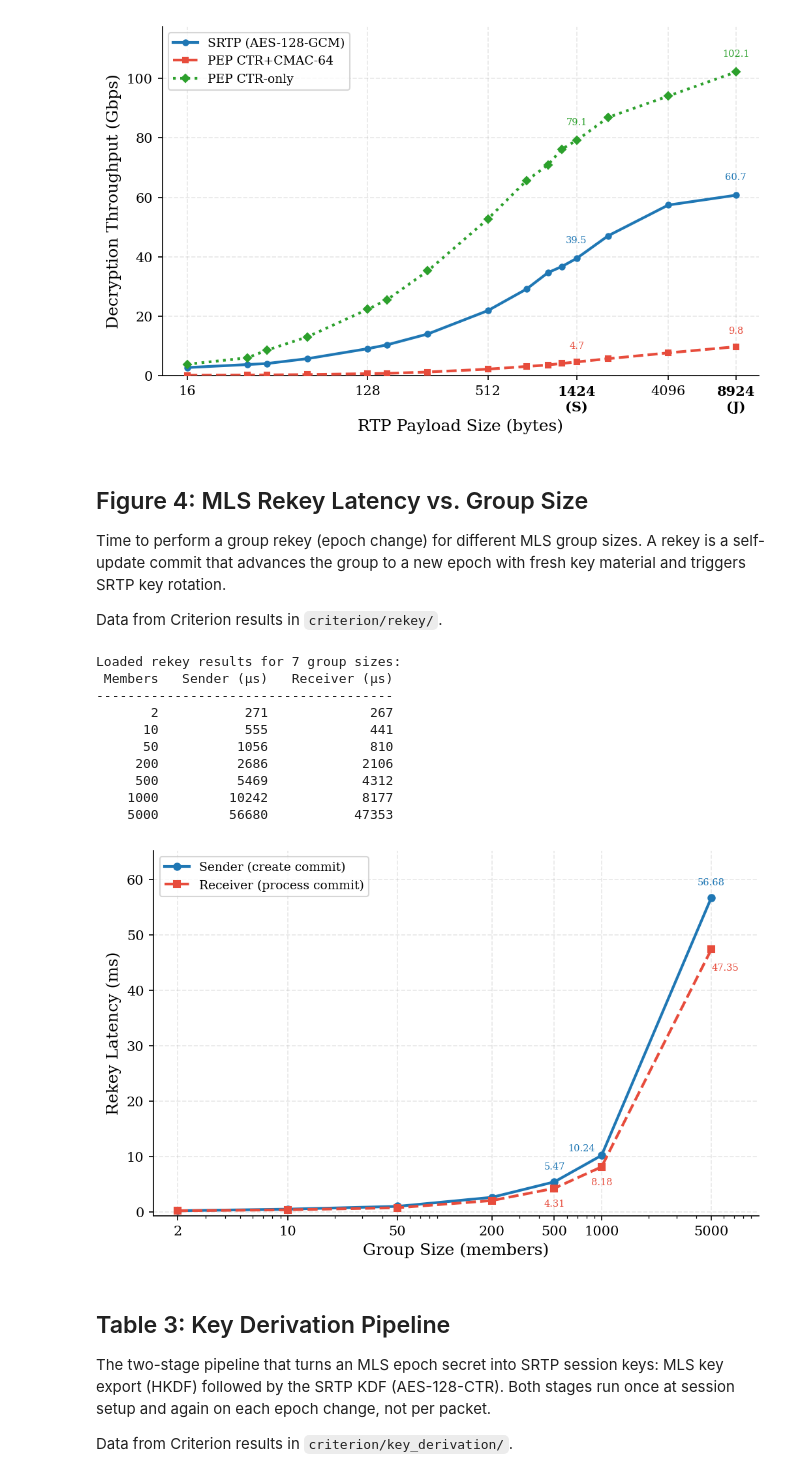
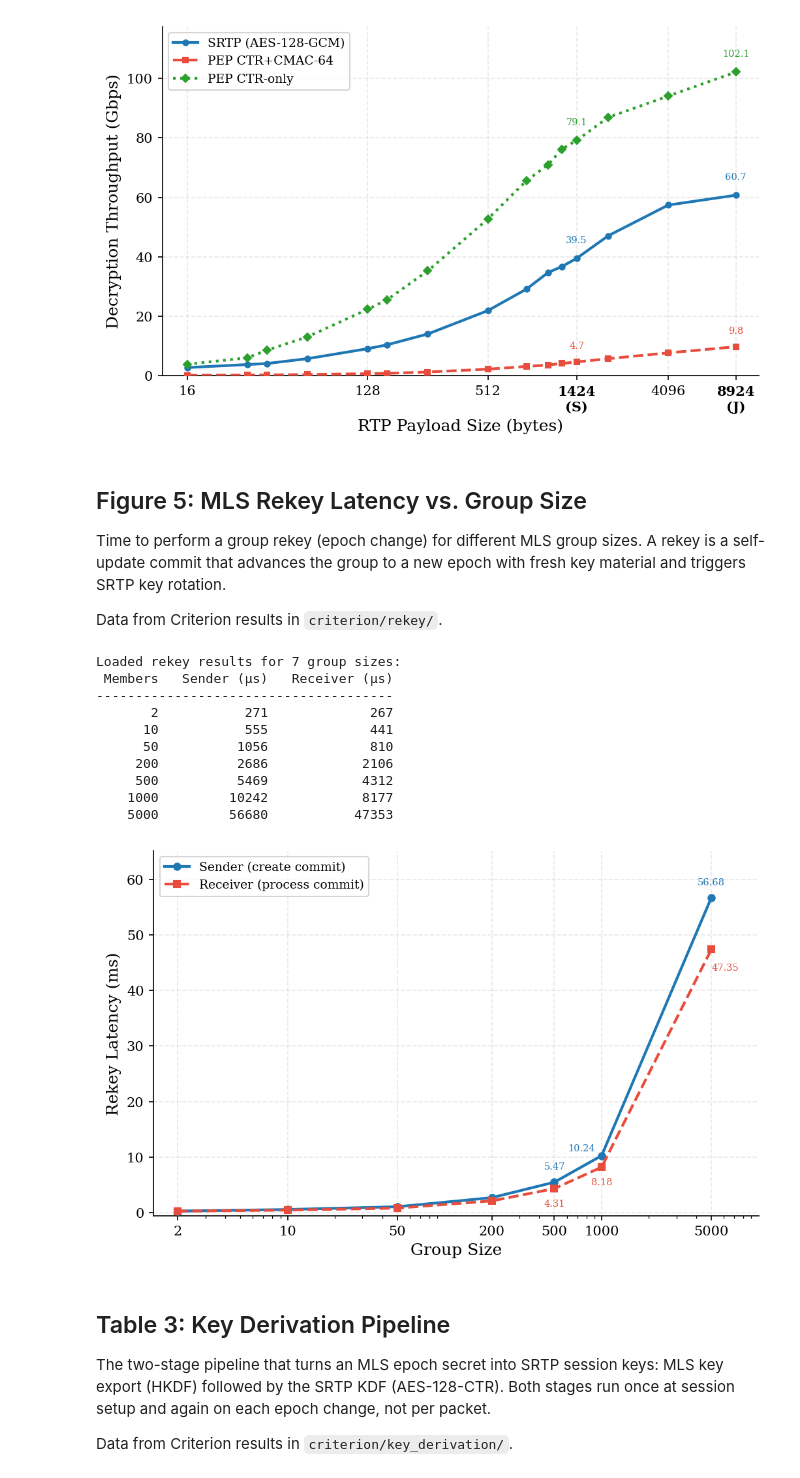
Before and after one commit to spring-epfl/SafeCast, a Jupyter notebook: figures_from_benches.ipynb, the cells around one changed output. Drawn from its saved outputs; the diff is of its cells as text; code cells hidden in the pictures.

Commit message:
new figures

```diff
--- a/figures_from_benches.ipynb
+++ b/figures_from_benches.ipynb
@@ -613,7 +615,7 @@ plt.show()
 # %% [output]
 [figure]
 # %% [markdown]
-## Figure 4: MLS Rekey Latency vs. Group Size
+## Figure 5: MLS Rekey Latency vs. Group Size
 
 Time to perform a group rekey (epoch change) for different MLS group sizes.
 A rekey is a self-update commit that advances the group to a new epoch with
@@ -711,37 +713,37 @@ for i, sz in enumerate(group_sizes):
     xo, yo, ha = receiver_xy[i]
     ax.annotate(f'{receiver_rekey_ms[i]:.2f}', (sz, receiver_rekey_ms[i]),
                 textcoords='offset points', xytext=(xo, yo),
                 fontsize=7, ha=ha, va='top', color='#e74c3c')
 
 # --- Axis formatting ---
 ax.set_xscale('log')
-ax.set_xlabel('Group Size (members)')
+ax.set_xlabel('Group Size')
 ax.set_ylabel('Rekey Latency (ms)')
 
 ax.set_xticks(group_sizes)
 ax.set_xticklabels([str(s) for s in group_sizes])
 ax.xaxis.set_minor_formatter(ticker.NullFormatter())
 
 ax.set_ylim(-0.6, max(sender_rekey_ms) * 1.15)
 ax.set_xlim(group_sizes[0] * 0.7, group_sizes[-1] * 2)
 ax.legend(loc='upper left')
 
 plt.tight_layout()
-plt.savefig(FIGURES_DIR / 'fig3_mls_rekey_latency.pdf')
-plt.savefig(FIGURES_DIR / 'fig3_mls_rekey_latency.png')
+plt.savefig(FIGURES_DIR / 'fig5_mls_rekey_latency.pdf')
+plt.savefig(FIGURES_DIR / 'fig5_mls_rekey_latency.png')
 plt.show()
 # %% [output]
 Loaded rekey results for 7 group sizes:
  Members   Sender (µs)   Receiver (µs)
 --------------------------------------
        2           271             267
       10           555             441
       50          1056             810
      200          2686            2106
      500          5469            4312
     1000         10242            8177
     5000         56680           47353
-[figure, old version]
+[figure, new version]
 # %% [markdown]
 ## Table 3: Key Derivation Pipeline
 
```
Also changed, not shown: parts of 3 cells of this notebook, 14 other files.
